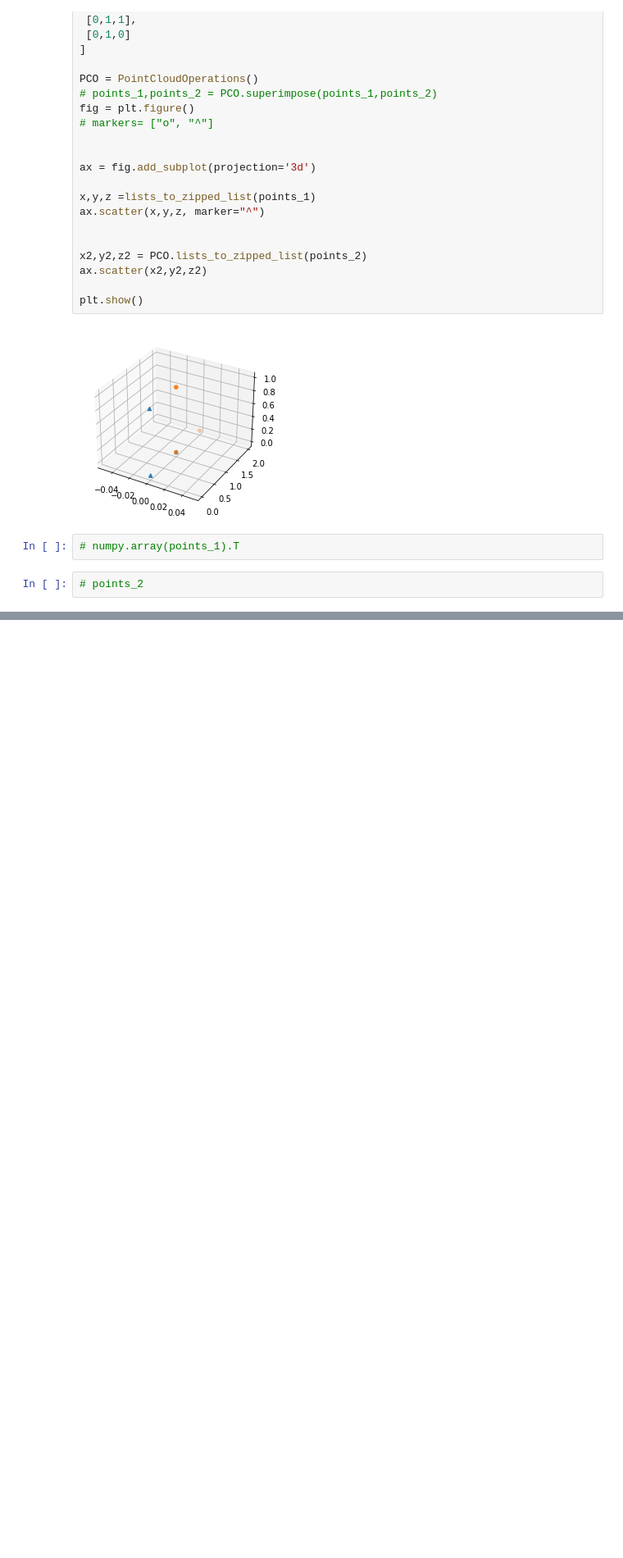
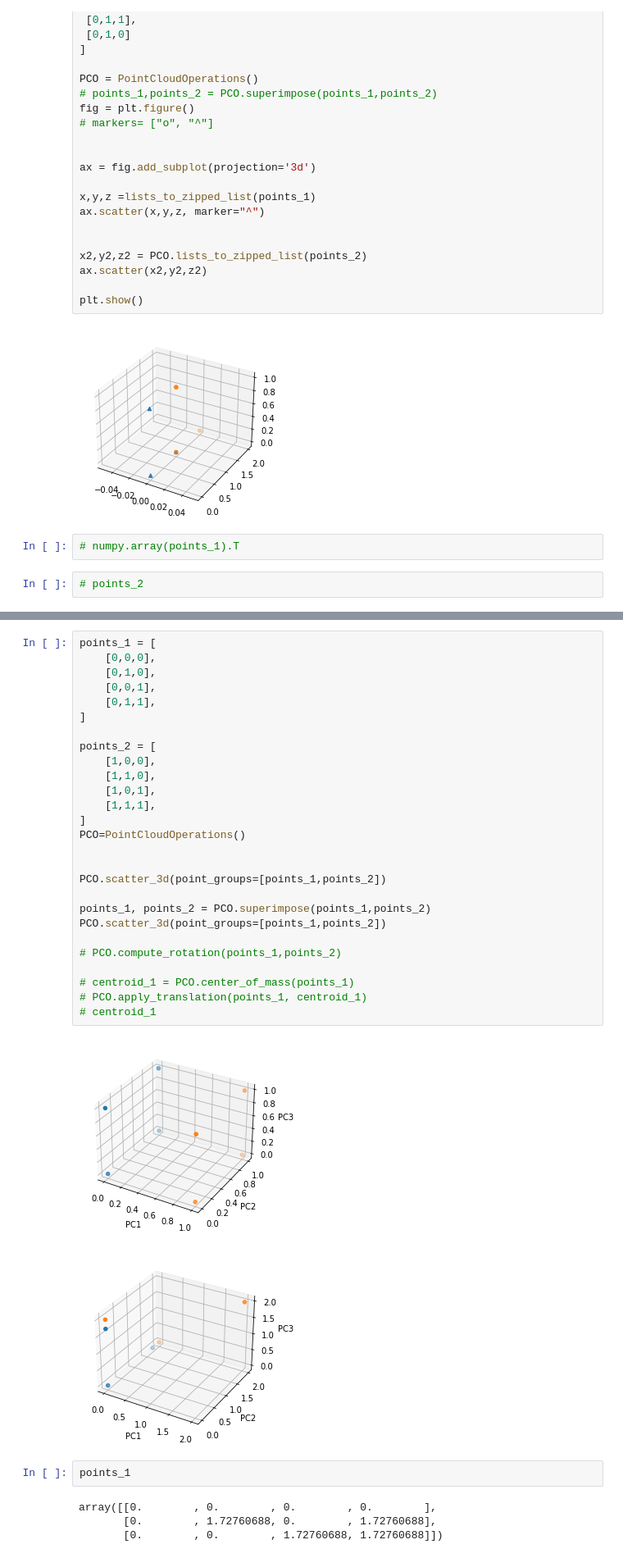
Before and after one commit to tjonesster/alphafold, a Jupyter notebook: alphafold/apps/newest_superimposition.ipynb, the cells around one changed output, grey strips where cells are left out. Shown: that part at 82% size. Cells and saved outputs as stored; diff of their text form; blank space fills up the shorter version.

Commit message:
here are more points

```diff
--- a/alphafold/apps/newest_superimposition.ipynb
+++ b/alphafold/apps/newest_superimposition.ipynb
@@ -357,0 +335,36 @@ ValueError: too many values to unpack (expected 3)
+# %%
+points_1 = [
+    [0,0,0],
+    [0,1,0],
+    [0,0,1],
+    [0,1,1],
+]
+
+points_2 = [
+    [1,0,0],
+    [1,1,0],
+    [1,0,1],
+    [1,1,1],
+]
+PCO=PointCloudOperations()
+
+
+PCO.scatter_3d(point_groups=[points_1,points_2])
+
+points_1, points_2 = PCO.superimpose(points_1,points_2)
+PCO.scatter_3d(point_groups=[points_1,points_2])
+
+# PCO.compute_rotation(points_1,points_2)
+
+# centroid_1 = PCO.center_of_mass(points_1)
+# PCO.apply_translation(points_1, centroid_1)
+# centroid_1
+# %% [output]
+[figure, added]
+[figure, added]
+# %%
+points_1
+# %% [output]
+array([[0.        , 0.        , 0.        , 0.        ],
+       [0.        , 1.72760688, 0.        , 1.72760688],
+       [0.        , 0.        , 1.72760688, 1.72760688]])
```
Also changed, not shown: parts of 7 cells of this notebook.
